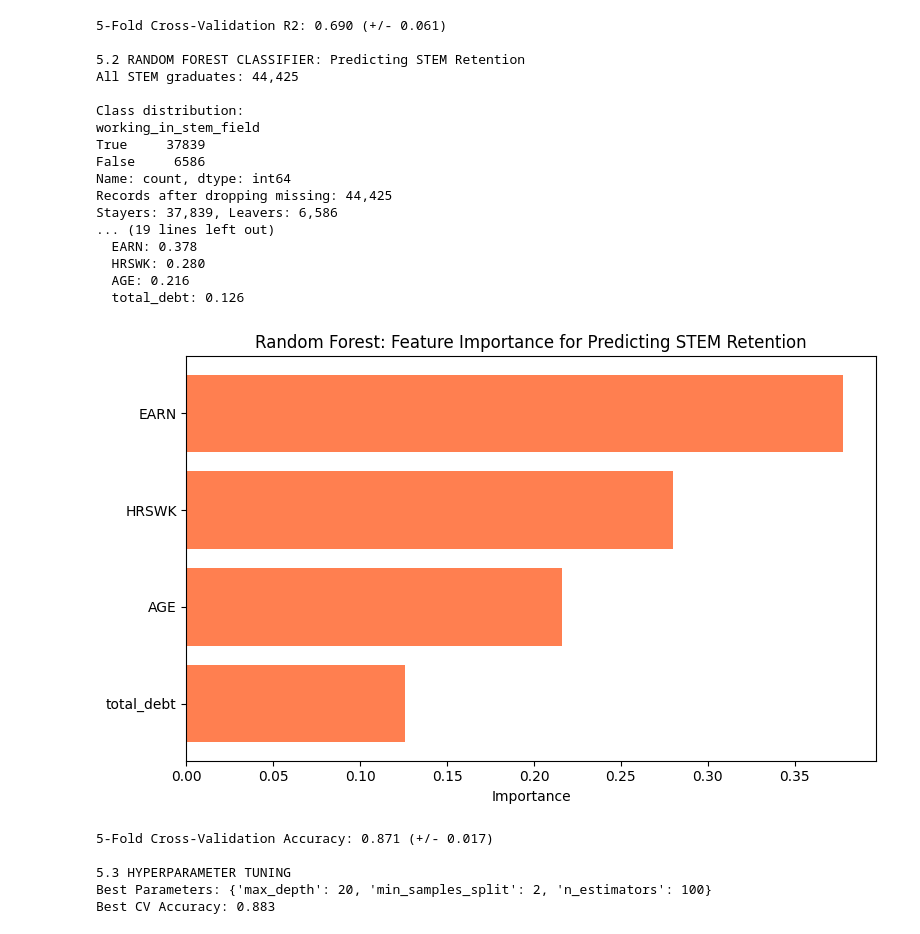
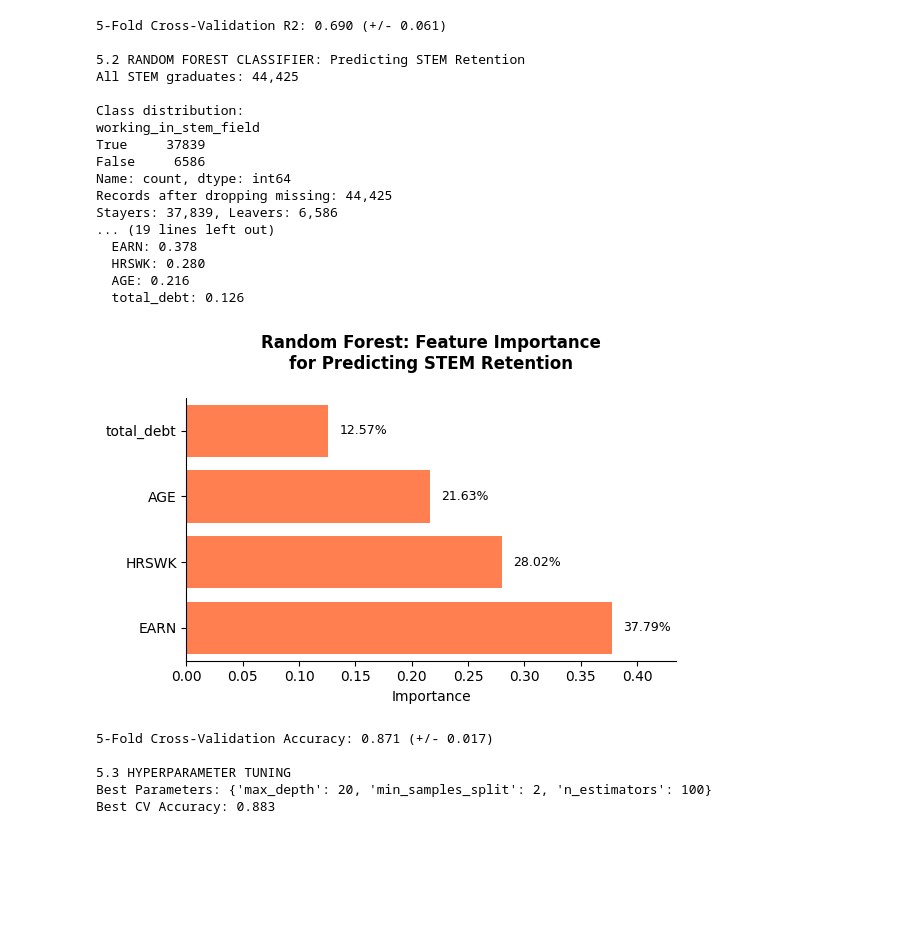
Before and after one commit to Quantum-Cosmic/ModuleB_Sem2_DNguyen_Milestone4, a Jupyter notebook: OMDS-ModB2-Milestone-Nguyen-Dustin.ipynb, the cells around one changed output. Drawn from its saved outputs; the diff is of its cells as text; code cells hidden in the pictures; blank space fills up the shorter version.

```diff
--- a/OMDS-ModB2-Milestone-Nguyen-Dustin.ipynb
+++ b/OMDS-ModB2-Milestone-Nguyen-Dustin.ipynb
@@ -250,12 +250,27 @@ if len(reg_data) >= 100:
     for _, row in feat_imp.iterrows():
         print(f"  {row['feature']}: {row['importance']:.3f}")
 
-    # Plot
-    plt.figure(figsize=(8, 5))
-    plt.barh(feat_imp['feature'], feat_imp['importance'], color='steelblue')
+    # Plot with value labels
+    plt.figure(figsize=(6, 4))
+    bars = plt.barh(feat_imp['feature'], feat_imp['importance'], color='green')
     plt.xlabel('Importance')
-    plt.title('Random Forest: Feature Importance for Predicting Earnings')
+    plt.title('Random Forest: Feature Importance for Predicting Earnings\n', fontsize=12, fontweight='bold')
     plt.gca().invert_yaxis()
+
+    # Add value labels on each bar
+    for bar in bars:
+        width = bar.get_width()
+        plt.text(width + 0.02, bar.get_y() + bar.get_height()/2,
+                f'{100 * width:.2f}%', ha='left', va='center', fontsize=9)
+
+    # Set y-axis limits
+    plt.xlim(0, feat_imp['importance'].max() * 1.3)
+    plt.ylim(-0.5, len(feat_imp)-0.5)
+
+    # Clean up spines
+    plt.gca().spines['top'].set_visible(False)
+    plt.gca().spines['right'].set_visible(False)
+
     plt.tight_layout()
     plt.show()
 
@@ -266,6 +281,7 @@ if len(reg_data) >= 100:
 
 else:
     print(f"Not enough records (Need at least 100), have {len(reg_data)}")
+
 
 # 5.2 RANDOM FOREST CLASSIFIER (Predict STEM Retention)
 
@@ -279,7 +295,7 @@ print(f"All STEM graduates: {len(stem_all):,}")
 print(f"\nClass distribution:")
 print(stem_all['working_in_stem_field'].value_counts())
 
-# Prepare data (Features: AGE, Earnings, Total Debt, Hours Work; Target: working_in_stem_field)
+# Prepare data
 class_features = ['AGE', 'EARN', 'total_debt', 'HRSWK']
 class_target = 'working_in_stem_field'
 
@@ -325,12 +341,27 @@ if leaver_count >= 30 and stayer_count >= 30:
     for _, row in feat_imp_clf.iterrows():
         print(f"  {row['feature']}: {row['importance']:.3f}")
 
-    # Plot
-    plt.figure(figsize=(8, 5))
-    plt.barh(feat_imp_clf['feature'], feat_imp_clf['importance'], color='coral')
+    # Classifier feature importance with value labels
+    plt.figure(figsize=(6, 4))
+    bars = plt.barh(feat_imp_clf['feature'], feat_imp_clf['importance'], color='coral')
     plt.xlabel('Importance')
-    plt.title('Random Forest: Feature Importance for Predicting STEM Retention')
+    plt.title('Random Forest: Feature Importance\nfor Predicting STEM Retention\n', fontsize=12, fontweight='bold')
     plt.gca().invert_yaxis()
+
+    # Add value labels on each bar
+    for bar in bars:
+        width = bar.get_width()
+        plt.text(width + 0.01, bar.get_y() + bar.get_height()/2,
+                f'{100 * width:.2f}%', ha='left', va='center', fontsize=9)
+
+    # Set y-axis limits
+    plt.xlim(0, feat_imp_clf['importance'].max()*1.15)
+    plt.ylim(-0.5, len(feat_imp_clf)-0.5)
+
+    # Clean up spines
+    plt.gca().spines['top'].set_visible(False)
+    plt.gca().spines['right'].set_visible(False)
+
     plt.tight_layout()
     plt.show()
 
@@ -382,21 +413,21 @@ Feature Importance:
 5-Fold Cross-Validation R2: 0.690 (+/- 0.061)
 
 5.2 RANDOM FOREST CLASSIFIER: Predicting STEM Retention
 All STEM graduates: 44,425
 
 Class distribution:
 working_in_stem_field
 True     37839
 False     6586
 Name: count, dtype: int64
 Records after dropping missing: 44,425
 Stayers: 37,839, Leavers: 6,586
 ... (19 lines left out)
   EARN: 0.378
   HRSWK: 0.280
   AGE: 0.216
   total_debt: 0.126
-[figure, old version]
+[figure, new version]
 5-Fold Cross-Validation Accuracy: 0.871 (+/- 0.017)
 
 5.3 HYPERPARAMETER TUNING
```
Also changed, not shown: parts of 8 cells of this notebook, 5 other files.
